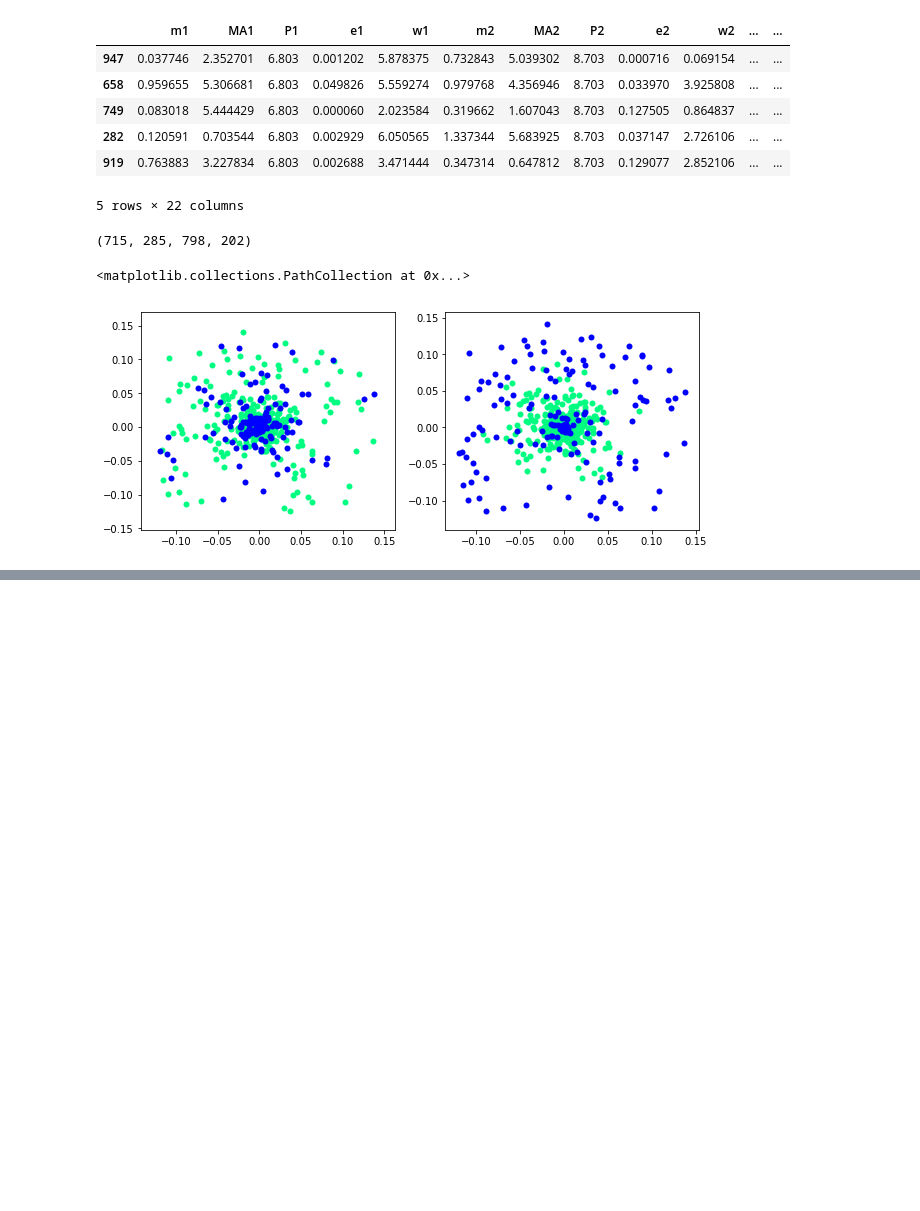
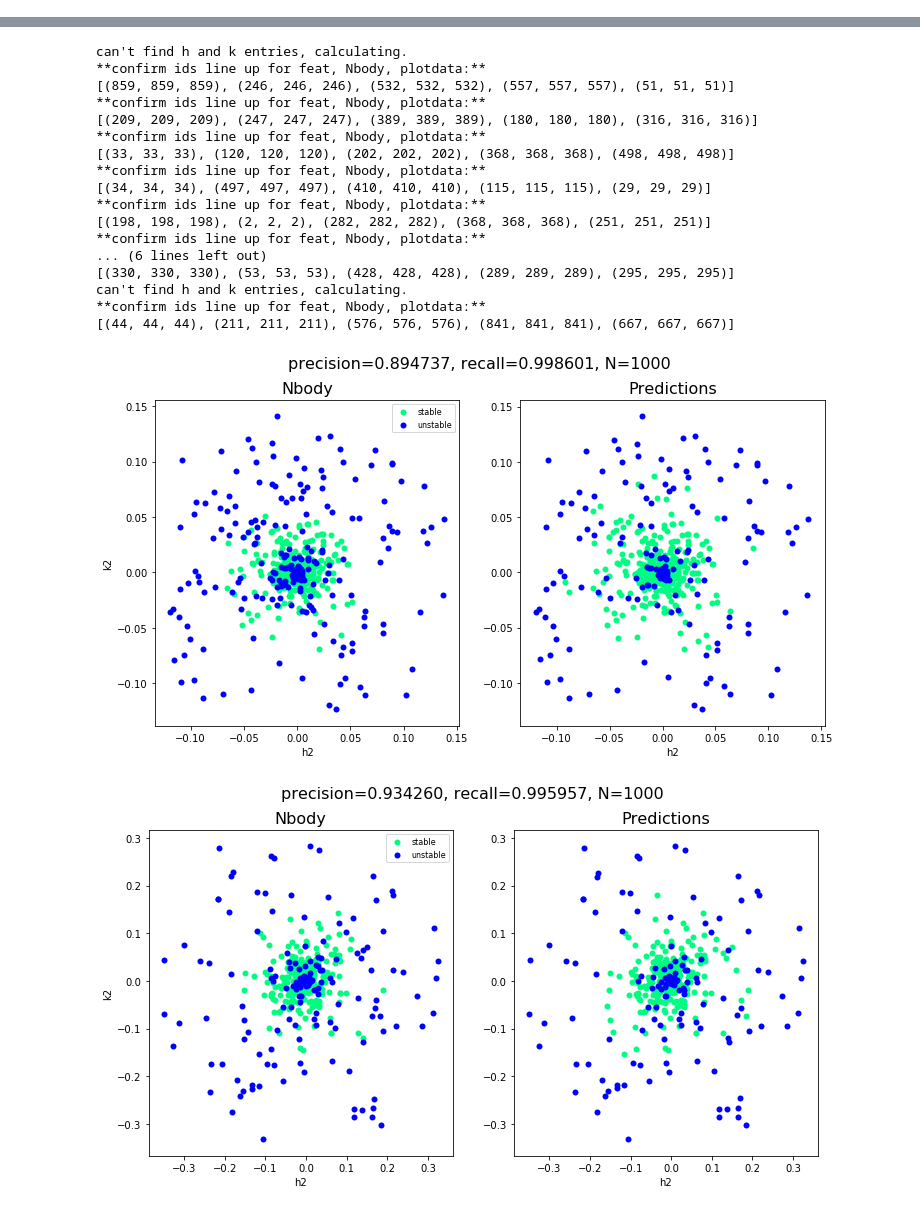
Before and after one commit to afcarl/stability_predict, a Jupyter notebook: predictsystem.ipynb, the cells around one changed output, grey strips where cells are left out. Drawn from its saved outputs; the diff is of its cells as text; code cells hidden in the pictures; blank space fills up the shorter version.

Commit message:
predict system update

```diff
--- a/predictsystem.ipynb
+++ b/predictsystem.ipynb
@@ -18,8 +21,4 @@ model_features = ['avg_iH1', 'avg_iH2', 'norm_std_a1', 'norm_max_a1', 'norm_std_
                   'std_ecross3', 'max_ecross3', 'min_ecross3', 'norm_a1_slope', 'norm_a2_slope',
                   'norm_a3_slope', 'avg_beta12','std_beta12','min_beta12','max_beta12','avg_beta23',
                   'std_beta23','min_beta23','max_beta23']
-# %%
-system = 'Kepler-431'
-ext = '_inc'   #'_inc' or ''
-shadow = 0
 # %%
@@ -69,37 +91,14 @@ Nbody.iloc[50:55]
-# %%
-plotdata.iloc[50:55]
-# %% [output]
-|  | m1 | MA1 | P1 | e1 | w1 | m2 | MA2 | P2 | e2 | w2 | ... | ... |
-| 947 | 0.037746 | 2.352701 | 6.803 | 0.001202 | 5.878375 | 0.732843 | 5.039302 | 8.703 | 0.000716 | 0.069154 | ... | ... |
-| 658 | 0.959655 | 5.306681 | 6.803 | 0.049826 | 5.559274 | 0.979768 | 4.356946 | 8.703 | 0.033970 | 3.925808 | ... | ... |
-| 749 | 0.083018 | 5.444429 | 6.803 | 0.000060 | 2.023584 | 0.319662 | 1.607043 | 8.703 | 0.127505 | 0.864837 | ... | ... |
-| 282 | 0.120591 | 0.703544 | 6.803 | 0.002929 | 6.050565 | 1.337344 | 5.683925 | 8.703 | 0.037147 | 2.726106 | ... | ... |
-| 919 | 0.763883 | 3.227834 | 6.803 | 0.002688 | 3.471444 | 0.347314 | 0.647812 | 8.703 | 0.129077 | 2.852106 | ... | ... |
-5 rows × 22 columns
-# %%
-# get preds
-X = xgb.DMatrix(feat[model_features])
-proba = model.predict(X)
-pstablemask = (proba > 0.5)
-punstablemask = (proba <= 0.5)
-
-# get Nbody
-stablemask = (Nbody.shadow == shadow)&(Nbody.sim_time/Nbody.P1 >=9.9e8)
-unstablemask = (Nbody.shadow == shadow)&(Nbody.sim_time/Nbody.P1 < 9.9e8)
-stablemask.sum(), unstablemask.sum(), pstablemask.sum(), punstablemask.sum()
-# %% [output]
-(715, 285, 798, 202)
-# %%
-x = "h2"
-y = "k2"
-
-colorbar = 'winter'
-cmap = matplotlib.cm.get_cmap(colorbar)
-f, (ax1, ax2) = plt.subplots(1,2, figsize=[10, 4])
-ax1.scatter(plotdata[x][stablemask], plotdata[y][stablemask], c=cmap(0.99), lw=0)
-ax1.scatter(plotdata[x][unstablemask], plotdata[y][unstablemask], c=cmap(0.), lw=0)
-ax2.scatter(plotdata[x][pstablemask], plotdata[y][pstablemask], c=cmap(0.99), lw=0)
-ax2.scatter(plotdata[x][punstablemask], plotdata[y][punstablemask], c=cmap(0.), lw=0)
-# %% [output]
-<matplotlib.collections.PathCollection at 0x...>
-[figure, removed]
+# %%
+systems = ["Kepler-431","Kepler-446","KOI-0085","KOI-0115","KOI-0156",
+           "KOI-0168","KOI-0250","KOI-0314","KOI-1576","KOI-2086","LP-358-499"]
+ext = '_inc'   #'_inc' or ''
+shadow = 0
+x = "h2"
+y = "k2"
+
+for system in systems:
+    try:
+        predictsystem(system, ext, shadow, x, y)
+    except:
+        print("!!couldnt process %s!!"%system)
+# %% [output]
@@ -105,0 +112,19 @@ ax2.scatter(plotdata[x][punstablemask], plotdata[y][punstablemask], c=cmap(0.),
+can't find h and k entries, calculating.
+**confirm ids line up for feat, Nbody, plotdata:**
+[(859, 859, 859), (246, 246, 246), (532, 532, 532), (557, 557, 557), (51, 51, 51)]
+**confirm ids line up for feat, Nbody, plotdata:**
+[(209, 209, 209), (247, 247, 247), (389, 389, 389), (180, 180, 180), (316, 316, 316)]
+**confirm ids line up for feat, Nbody, plotdata:**
+[(33, 33, 33), (120, 120, 120), (202, 202, 202), (368, 368, 368), (498, 498, 498)]
+**confirm ids line up for feat, Nbody, plotdata:**
+[(34, 34, 34), (497, 497, 497), (410, 410, 410), (115, 115, 115), (29, 29, 29)]
+**confirm ids line up for feat, Nbody, plotdata:**
+[(198, 198, 198), (2, 2, 2), (282, 282, 282), (368, 368, 368), (251, 251, 251)]
+**confirm ids line up for feat, Nbody, plotdata:**
+... (6 lines left out)
+[(330, 330, 330), (53, 53, 53), (428, 428, 428), (289, 289, 289), (295, 295, 295)]
+can't find h and k entries, calculating.
+**confirm ids line up for feat, Nbody, plotdata:**
+[(44, 44, 44), (211, 211, 211), (576, 576, 576), (841, 841, 841), (667, 667, 667)]
+[figure, added]
+[figure, added]
```
Also changed, not shown: parts of 13 cells of this notebook.
